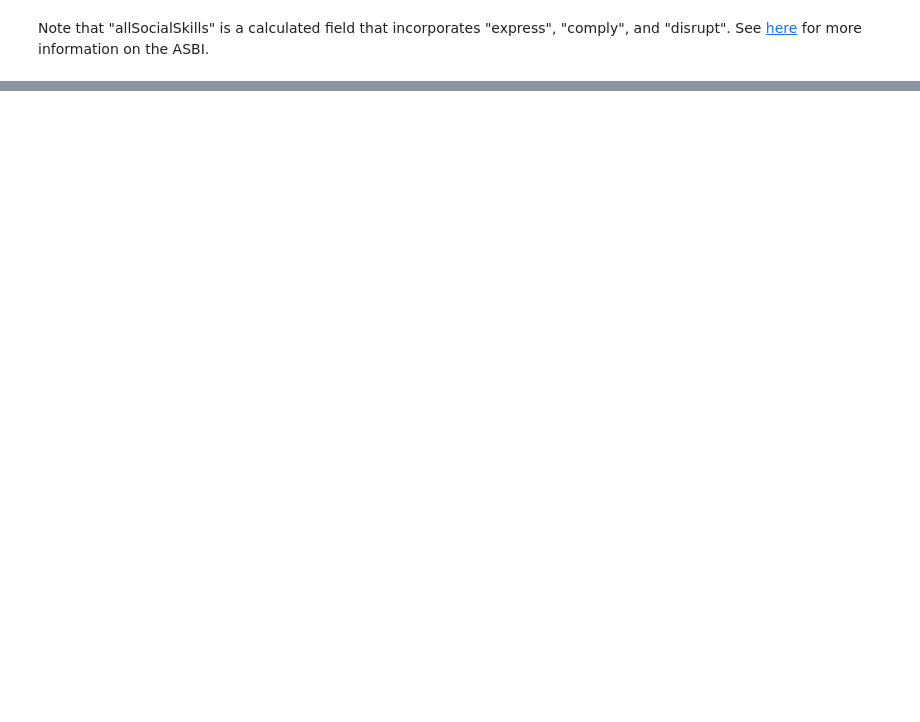
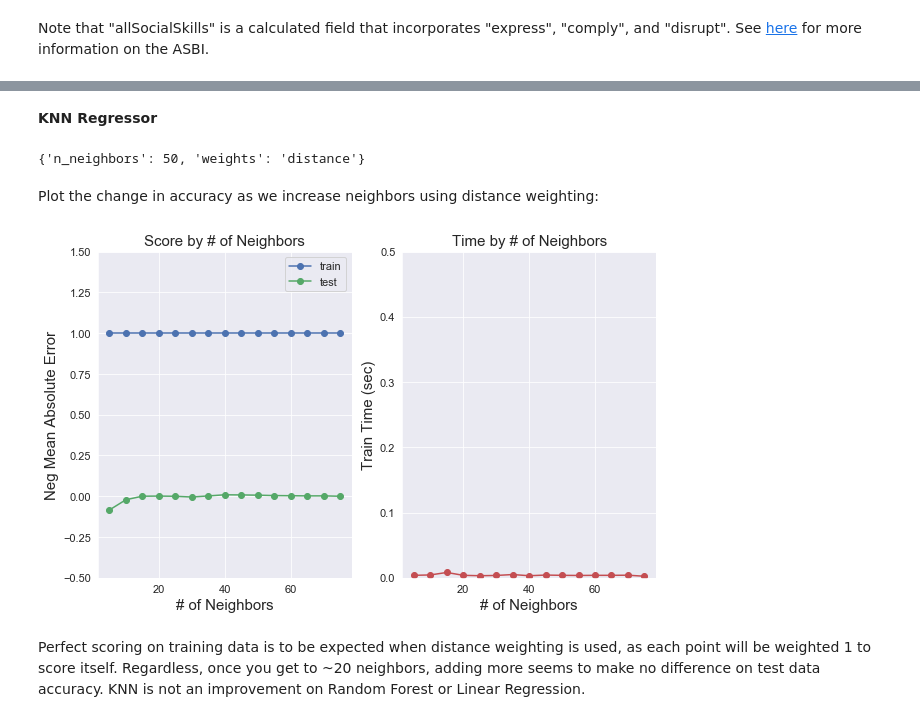
Before and after one commit to conditg/predicting-disruption, a Jupyter notebook: PredictingDisruption.ipynb, the cells around one changed output, grey strips where cells are left out. Drawn from its saved outputs; the diff is of its cells as text; code cells hidden in the pictures; blank space fills up the shorter version.

Commit message:
grids done

```diff
--- a/PredictingDisruption.ipynb
+++ b/PredictingDisruption.ipynb
@@ -77,0 +273,5 @@ plt.show()
+# %%
+#Create test/train splits
+x = df[['age', 'disability', 'tvTime', 'cpuTime', 'outdoorTime', 'gender_Female']]
+y=df.allSocialSkills
+trainx, testx, trainy, testy = train_test_split(x,y, test_size=.5)
@@ -77,0 +371,63 @@ plt.show()
+# %% [markdown]
+**KNN Regressor**
+# %%
+#Define the parameters we want to cycle through
+param_grid = {
+    'n_neighbors': [2,5,10,30,50,75],
+    'weights' : ['uniform', 'distance']
+}
+# %%
+knnr = neighbors.KNeighborsRegressor()
+knngs = GridSearchCV(estimator=knnr, param_grid=param_grid,cv=5, n_jobs=-1)
+
+#Fit the grid search to data:
+knngs.fit(trainx, trainy)
+
+#Let's see what came out best:
+knngs.best_params_
+# %% [output]
+{'n_neighbors': 50, 'weights': 'distance'}
+# %% [markdown]
+Plot the change in accuracy as we increase neighbors using distance weighting:
+# %%
+knnr = neighbors.KNeighborsRegressor(weights='distance')
+
+param_grid = {
+    'n_neighbors': [5,10,15,20,25,30,35,40,45,50,55,60,65,70,75]
+}
+knngs = GridSearchCV(estimator=knnr, param_grid=param_grid,cv=5, n_jobs=-1)
+
+#Fit the grid search to data:
+knngs.fit(trainx, trainy)
+
+
+# Extract information from the cross validation model
+train_scores = knngs.cv_results_['mean_train_score']
+test_scores = knngs.cv_results_['mean_test_score']
+param_values = list(knngs.cv_results_['param_n_neighbors'])
+train_time = knngs.cv_results_['mean_fit_time']
+
+# Plot the scores over the parameter
+plt.subplots(1, 2, figsize=(10, 6))
+plt.subplot(121)
+plt.plot(param_values, train_scores, 'bo-', label = 'train')
+plt.plot(param_values, test_scores, 'go-', label = 'test')
+plt.legend()
+plt.xlabel('# of Neighbors')
+plt.ylabel('Neg Mean Absolute Error')
+plt.title('Score by # of Neighbors')
+plt.ylim([-.5,1.5])
+
+plt.subplot(122)
+plt.plot(param_values, train_time, 'ro-')
+plt.xlabel('# of Neighbors')
+plt.title('Time by # of Neighbors')
+plt.ylabel('Train Time (sec)')
+plt.ylim([0,.5])
+
+
+plt.show()
+# %% [output]
+[figure, added]
+# %% [markdown]
+Perfect scoring on training data is to be expected when distance weighting is used, as each point will be weighted 1 to score itself. Regardless, once you get to ~20 neighbors, adding more seems to make no difference on test data accuracy. KNN is not an improvement on Random Forest or Linear Regression.
```
Also changed, not shown: parts of 29 cells of this notebook.
